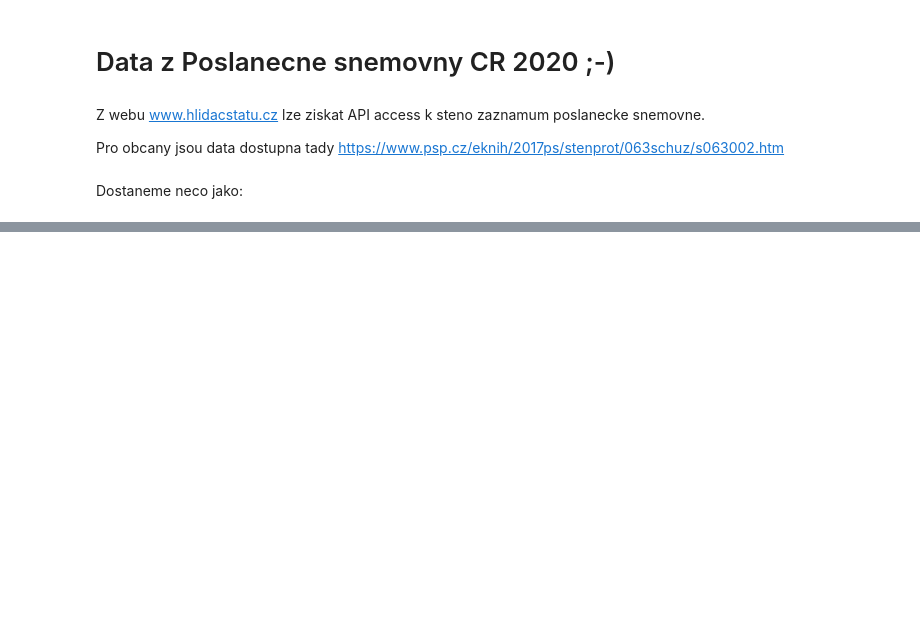
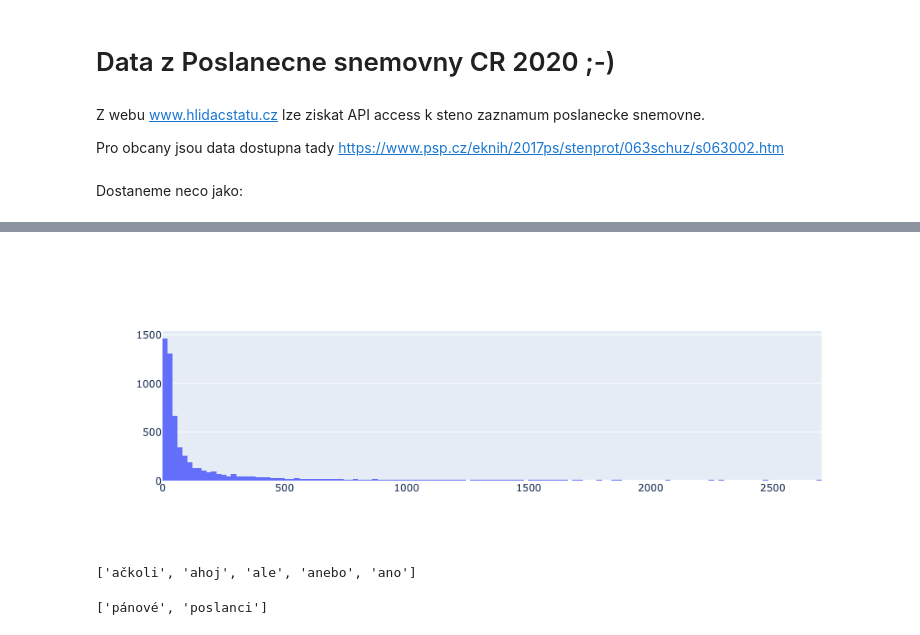
Before and after one commit to Joelino/das-recommenders, a Jupyter notebook: das_recommenders/word2vec_model/word2vec.ipynb, the cells around one changed output, grey strips where cells are left out. Saved outputs shown, nothing was run; the diff lists cells and outputs as text; code cells hidden in the pictures; blank space fills up the shorter version.

Commit message:
Eddited word2vec notebook; Added LDA pictures

```diff
--- a/das_recommenders/word2vec_model/word2vec.ipynb
+++ b/das_recommenders/word2vec_model/word2vec.ipynb
@@ -394,0 +522,3 @@ with open("psp_records_list.csv","w") as f:
+# %%
+election_year = '2017'
+#election_year = '1998'
@@ -395,2 +548,6 @@ with open("psp_records_list.csv","w") as f:
+# %%
+psp_records_list_text = [x['text'] for x in psp_records[election_year] if x]
+
+psp_records_list_tokens = [list(gensim.utils.tokenize(x)) for x in psp_records_list_text]
 # %%
 # Lets train the word2vec model using skipgram
@@ -463,0 +675,24 @@ w2v_model_psp.wv.most_similar(positive=words1, topn=10)
+# %%
+docs = psp_records_list_text.copy()
+# %%
+# Split the documents into tokens.
+tokenizer = RegexpTokenizer(r'\w+')
+for idx in range(len(docs)):
+    docs[idx] = docs[idx].lower()  # Convert to lowercase.
+    docs[idx] = tokenizer.tokenize(docs[idx])  # Split into words.
+
+# Remove numbers, but not words that contain numbers.
+docs = [[token for token in doc if not token.isnumeric()] for doc in docs]
+
+# Remove words that are only one character.
+docs = [[token for token in doc if len(token) > 1] for doc in docs]
+# %%
+# check what are document lengts - there might be outliers that we do not want to model the
+# topics on
+doc_lengths = [len(doc) for doc in docs]
+
+# plot histogram of lengths
+fig = go.Figure(data=[go.Histogram(x=doc_lengths)])
+fig.show()
+# %% [output]
+[figure, added]
@@ -463,0 +705,22 @@ w2v_model_psp.wv.most_similar(positive=words1, topn=10)
+# %%
+stop_words[:5]
+# %% [output]
+['ačkoli', 'ahoj', 'ale', 'anebo', 'ano']
+# %%
+# add extra psp related stop-words
+extra_stop_words = ["pán",
+     "pan",
+     "paní",
+     "poslanci",
+     "poslanec",
+     "poslankyně",
+     "kolegové",
+     "kolegyně",
+     "pánové",
+     "poslanci"
+    ]
+stop_words = [*stop_words, *extra_stop_words]
+
+stop_words[-2:]
+# %% [output]
+['pánové', 'poslanci']
```
Also changed, not shown: parts of 57 cells of this notebook, 2 other files.
